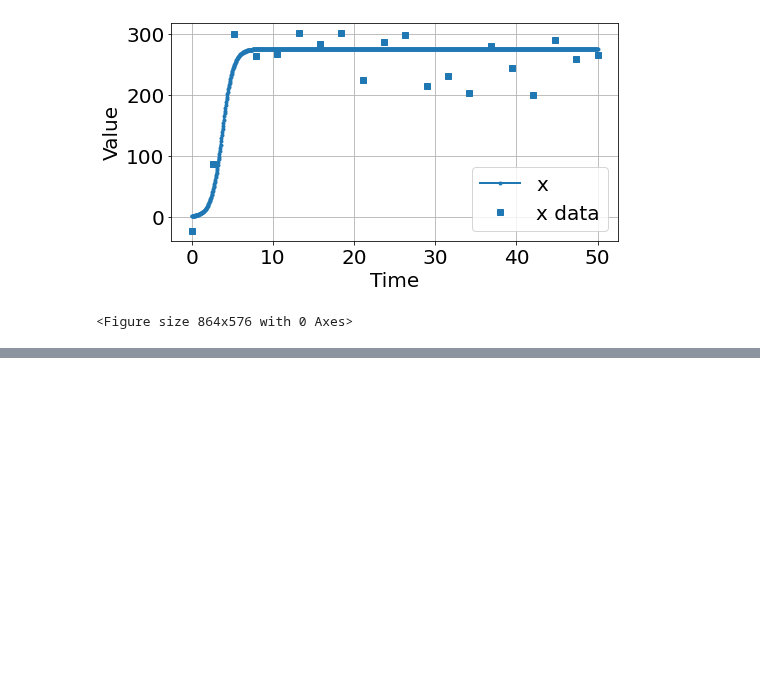
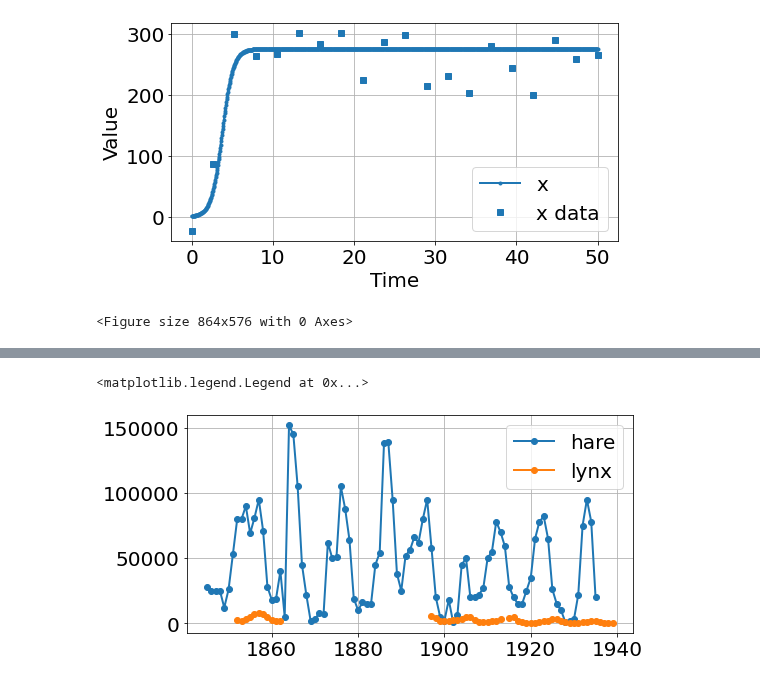
Before and after one commit to bblais/Computer-Programming-for-the-Sciences-Spring-2022, a Jupyter notebook: Sprint #2 - Dynamical Systems and Parameters/2022-02-24 Parameter Fits.ipynb, the cells around one changed output, grey strips where cells are left out. Cells and saved outputs as stored; diff of their text form; code cells hidden in the pictures; blank space fills up the shorter version.

```diff
--- a/Sprint #2 - Dynamical Systems and Parameters/2022-02-24 Parameter Fits.ipynb
+++ b/Sprint #2 - Dynamical Systems and Parameters/2022-02-24 Parameter Fits.ipynb
@@ -61,0 +68,4 @@ sim.run(50)
+# %%
+data=pd.read_csv("https://raw.githubusercontent.com/bblais/Systems-Modeling-Spring-2015-Notebooks/master/data/Lynx%20and%20Hare%20Data/lynxhare.csv",
+                sep=";")
+data
@@ -61,0 +86,12 @@ sim.run(50)
+# %%
+t=data['year']
+y1=data['hare']
+y2=data['lynx']
+# %%
+figure(figsize=(8,4))
+plot(t,y1,'-o',label='hare')
+plot(t,y2,'-o',label='lynx')
+legend()
+# %% [output]
+<matplotlib.legend.Legend at 0x...>
+[figure, added]
```
Also changed, not shown: parts of 4 cells of this notebook, 1 other file.
